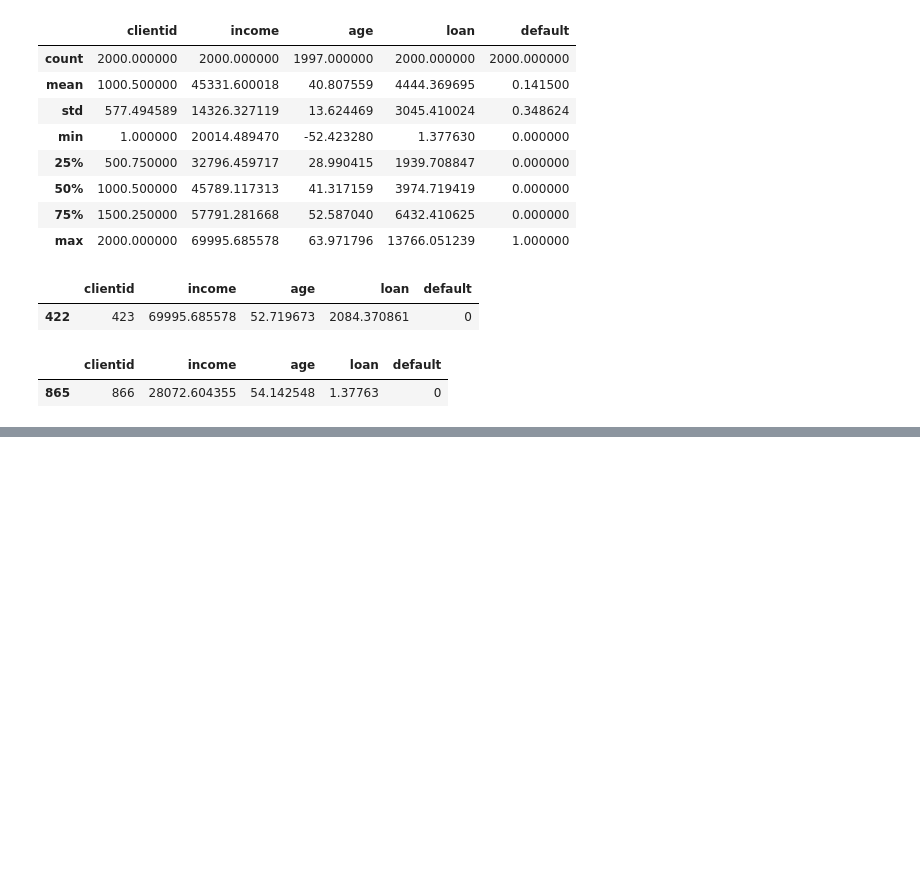
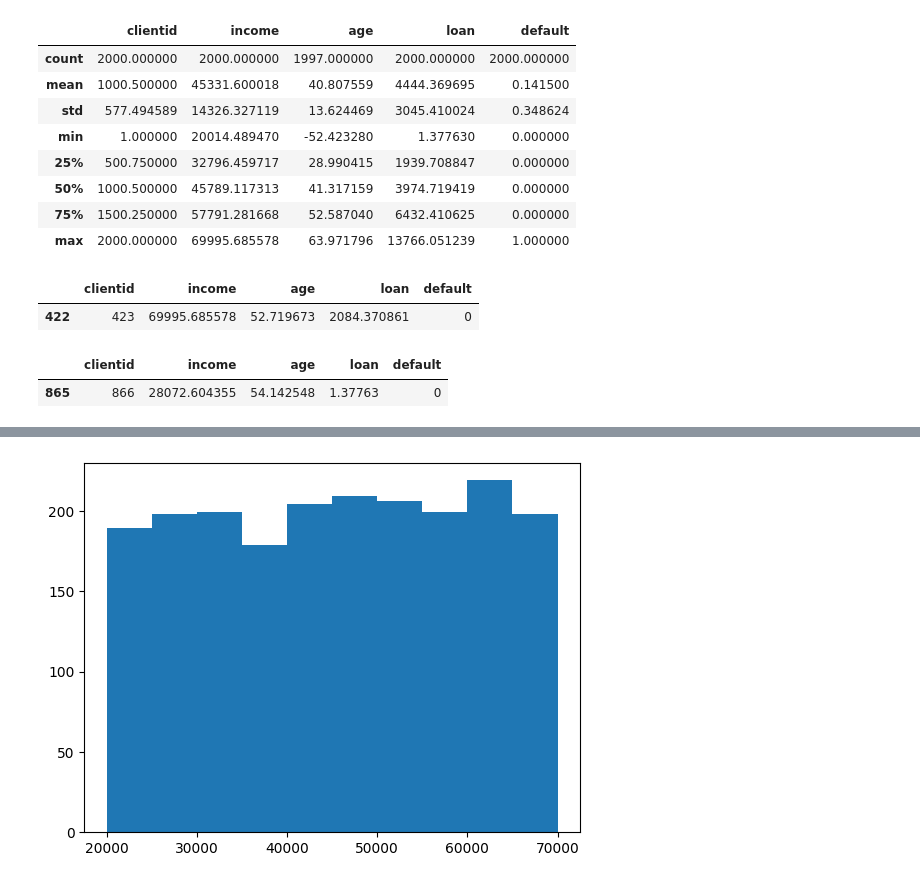
Before and after one commit to LucasBondeDeSouza/Machine-Learning-Course, a Jupyter notebook: 01-Classificação/main.ipynb, the cells around one changed output, grey strips where cells are left out. Saved outputs shown, nothing was run; the diff lists cells and outputs as text; code cells hidden in the pictures; blank space fills up the shorter version.

```diff
--- a/01-Classificação/main.ipynb
+++ b/01-Classificação/main.ipynb
@@ -72,0 +87,4 @@ base_credit[base_credit['loan'] <= 1.377630] # Verificando o cliente com a menor
+# %%
+plt.hist(x = base_credit['income']);
+# %% [output]
+[figure, added]
```
Also changed, not shown: parts of 7 cells of this notebook.
